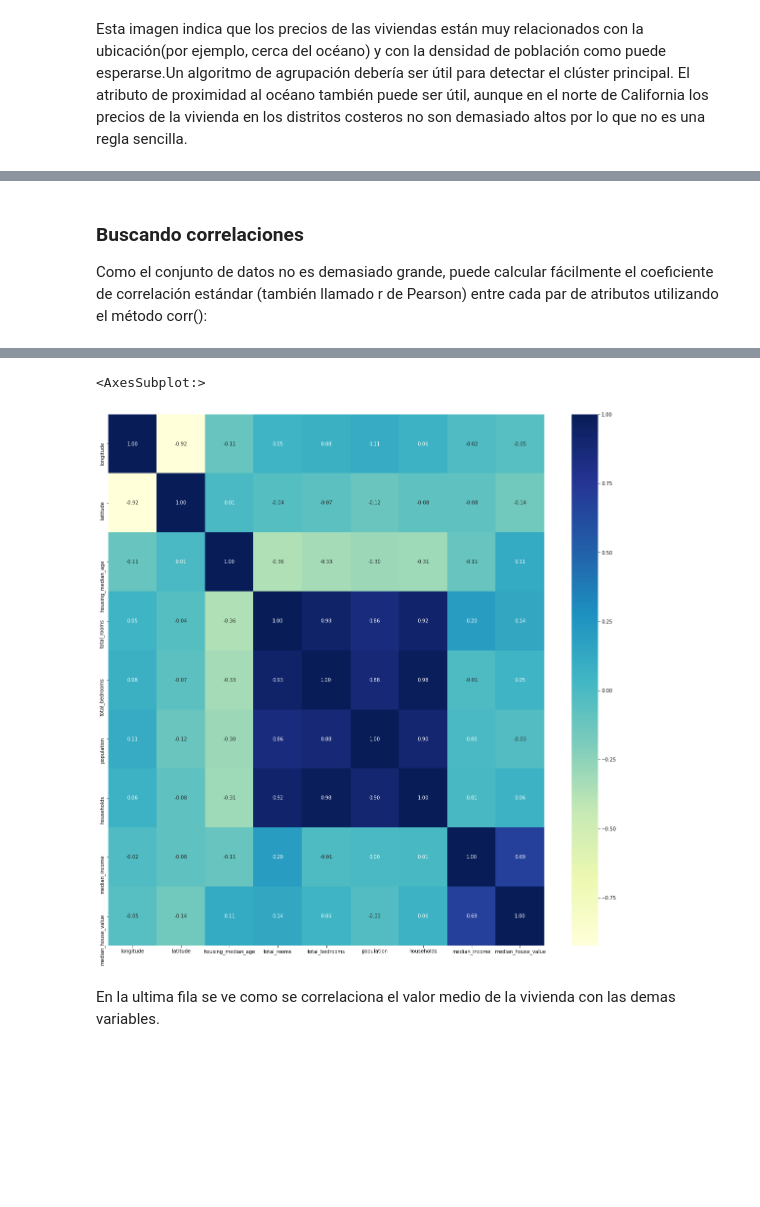
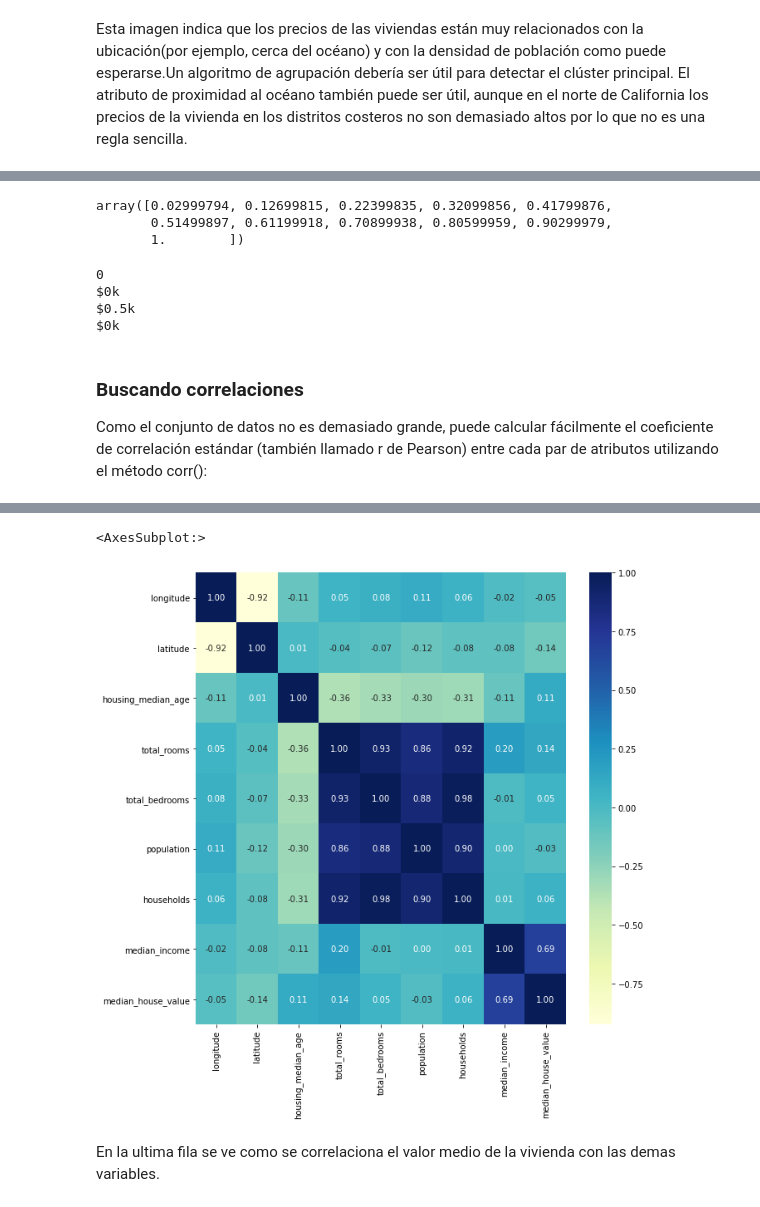
Before and after one commit to soren-hub/Neural_networks_material, a Jupyter notebook: HAND_ON_ML/cap2.ipynb, the cells around one changed output, grey strips where cells are left out. Drawn from its saved outputs; the diff is of its cells as text; code cells hidden in the pictures; blank space fills up the shorter version.

```diff
--- a/HAND_ON_ML/cap2.ipynb
+++ b/HAND_ON_ML/cap2.ipynb
@@ -407,3 +479,22 @@ Esta imagen indica que los precios de las viviendas están muy relacionados con
+# %%
+(["$%dk"%(round(v/1000)) for v in tick_values])
+tick_values/prices.max()
+# %% [output]
+array([0.02999794, 0.12699815, 0.22399835, 0.32099856, 0.41799876,
+       0.51499897, 0.61199918, 0.70899938, 0.80599959, 0.90299979,
+       1.        ])
+# %%
+#%d is for decimal integer
+v=500
+print(round(v/1000))
+print("$%dk"%(round(v/1000)))
+print("$%sk"%(v/1000))
+print("$%dk"%(v/1000))
+# %% [output]
+0
+$0k
+$0.5k
+$0k
 # %% [markdown]
 ### Buscando correlaciones
 
@@ -425,11 +516,11 @@ corr_matrix
 # %%
 import seaborn as sns
 
-fig, ax = plt.subplots(1, figsize=(20,20))  # 1 sólo gráfico, en un cuadrado
+fig, ax = plt.subplots(1, figsize=(10,10))  # 1 sólo gráfico, en un cuadrado
 sns.heatmap(corr_matrix, annot=True, fmt='.2f', cmap="YlGnBu")
 # %% [output]
 <AxesSubplot:>
-[figure, old version]
+[figure, new version]
 # %% [markdown]
 En la ultima fila se ve como se correlaciona el valor medio de la vivienda con las demas variables.
 # %%
```
Also changed, not shown: parts of 36 cells of this notebook, 18 other files.
